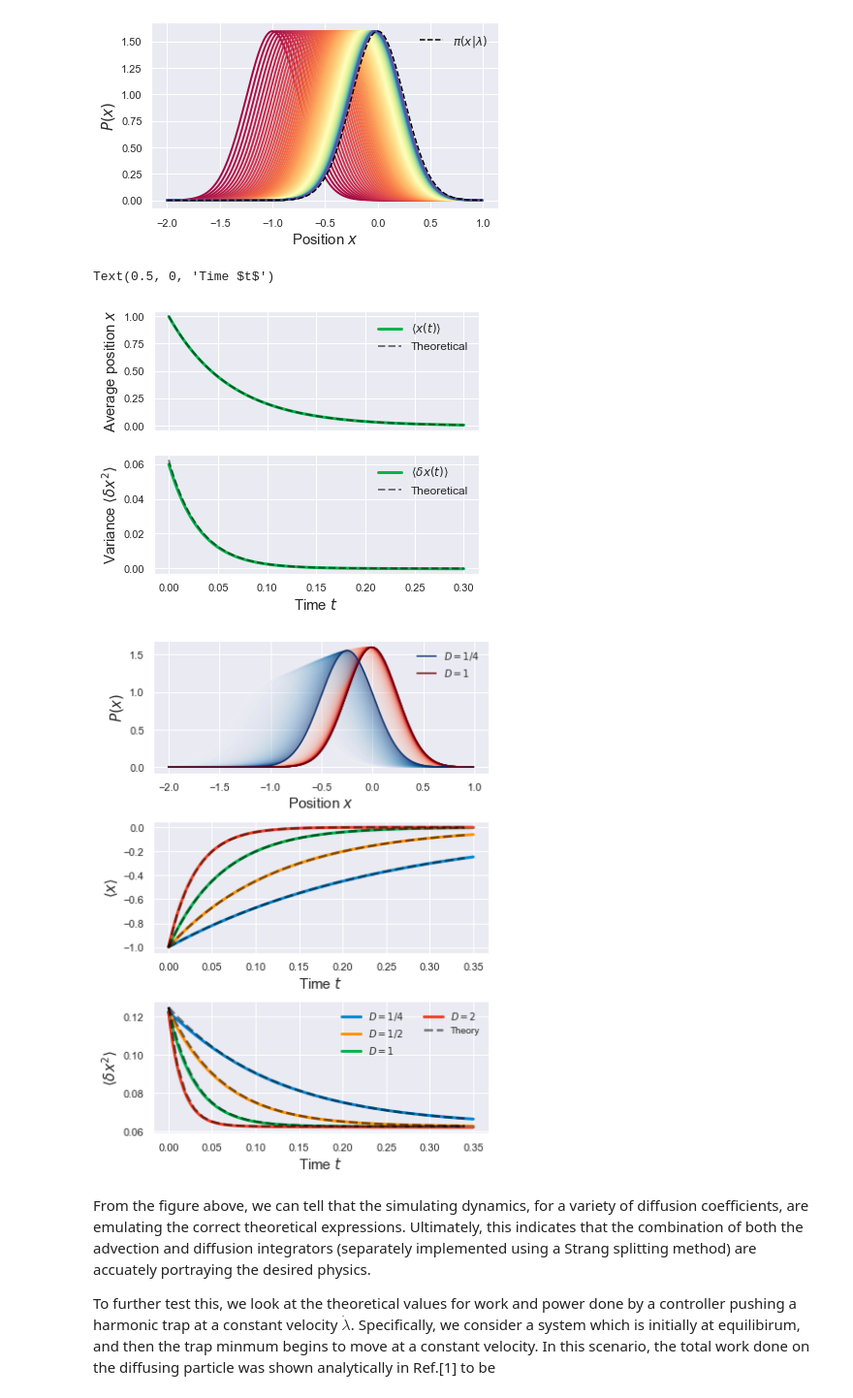
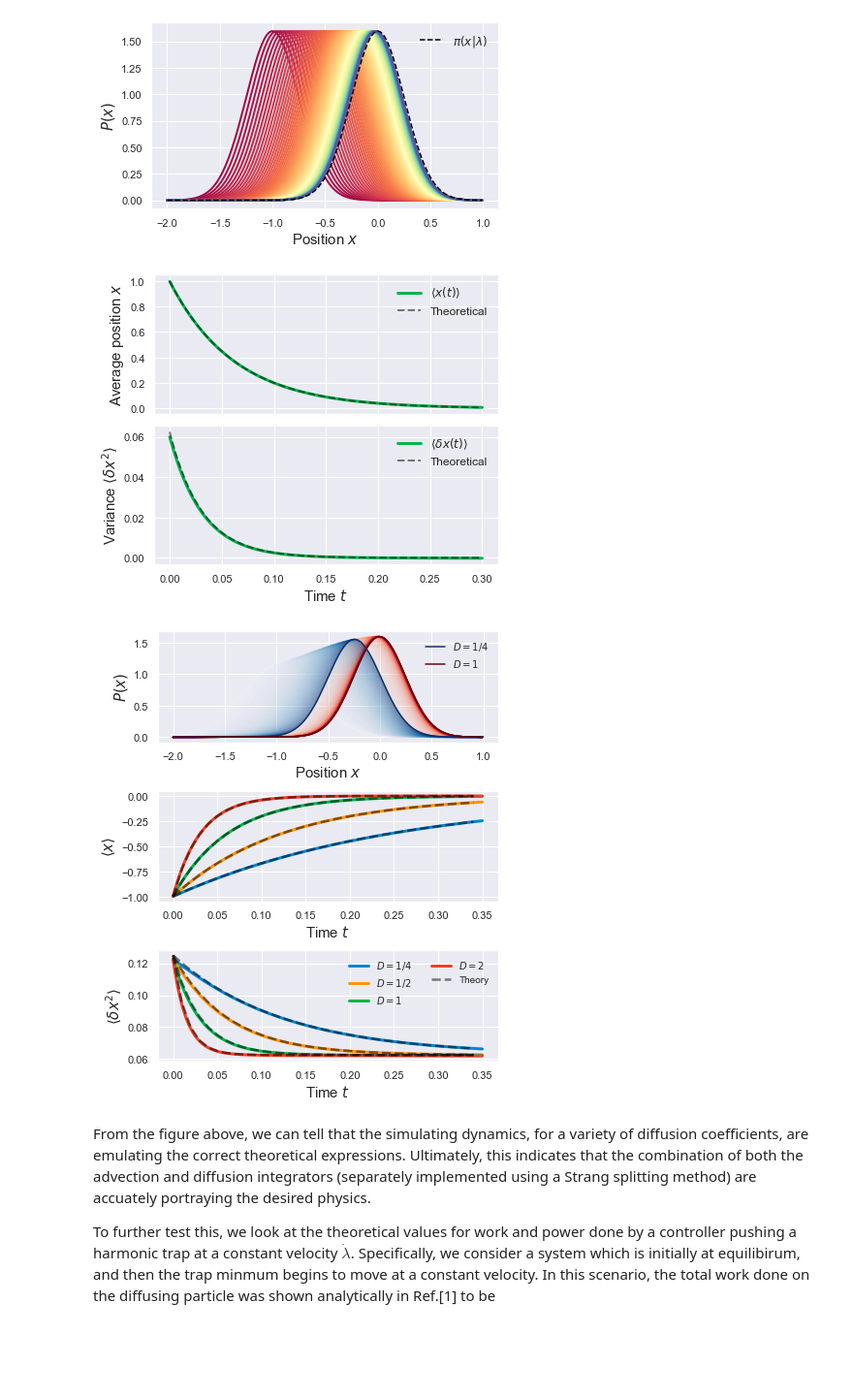
Before and after one commit to StevenJLarge/FokkerPlanck, a Jupyter notebook: notebooks/04-slarge-advection-diffusion.ipynb, the cells around one changed output. Shown at 97% size. Cells and saved outputs as stored; diff of their text form; code cells hidden in the pictures; blank space fills up the shorter version.

```diff
--- a/notebooks/04-slarge-advection-diffusion.ipynb
+++ b/notebooks/04-slarge-advection-diffusion.ipynb
@@ -34,12 +34,15 @@ In this notebook, we will show how the combined advection and diffusion logic co
 - [2] Y. Jun, M. Gavrilov, J. Bechhoefer, "High-Precision Test of Landauer's Principle in a Feedback Trap", *Phys. Rev. Lett.*, **2014**
 # %%
 import os
+from pathlib import Path
 import numpy as np
 import matplotlib.pyplot as plt
 import seaborn as sns
 from typing import Iterable, Optional
 from pathlib import Path
 sns.set(style="darkgrid", palette="hls")
+proj_dir = Path().resolve().parents[0]
+plot_dir = proj_dir / "figures" / "reports"
 
 from FPE.Integrator import FPE_Integrator_1D
 import FPE.forceFunctions as ff
@@ -155,9 +154,12 @@ ax[1].legend(fontsize=12, frameon=False)
 ax[0].set_ylabel(r"Average position $x$", fontsize=15)
 ax[1].set_ylabel(r"Variance $\langle\delta x^2\rangle$", fontsize=15)
 ax[1].set_xlabel(r"Time $t$", fontsize=15)
+
+plt.tight_layout()
+plt.savefig(plot_dir / "dynamics_sample.pdf", format="pdf")
+plt.show()
 # %% [output]
-Text(0.5, 0, 'Time $t$')
-[figure, old version]
+[figure, new version]
 # %%
 # So, from this we can see that the theoretical behavivour is paralleled by the cauclations
 # to be sure we can run a set of these simulations for different values of 'D' to be sure
@@ -218,7 +220,7 @@ res_1 = run_simulation(1)
 res_2 = run_simulation(2)
 # %%
 # Now lets plot them...
-fig, ax = plt.subplots(3, 1, figsize=(6, 8))
+fig, ax = plt.subplots(3, 1, figsize=(6, 7))
 
 Pal_1 = sns.color_palette("Blues", len(res_025.result["prob"]))
 Pal_2 = sns.color_palette("Reds", len(res_1.result["prob"]))
@@ -237,34 +239,36 @@ ax[1].plot(res_2.result["time"], res_2.result["mean"], linewidth=3.0, color=sns.
 
 ax[2].plot(res_025.result["time"], res_025.result["variance"], linewidth=3.0, color=sns.xkcd_rgb["cerulean"], label=r"$D=1/4$")
 ax[2].plot(res_05.result["time"], res_05.result["variance"], linewidth=3.0, color=sns.xkcd_rgb["tangerine"], label=r"$D=1/2$")
 ax[2].plot(res_1.result["time"], res_1.result["variance"], linewidth=3.0, color=sns.xkcd_rgb["shamrock"], label=r"$D=1$")
 ax[2].plot(res_2.result["time"], res_2.result["variance"], linewidth=3.0, color=sns.xkcd_rgb["tomato"], label=r"$D=2$")
 
 time_theory = np.arange(0, 0.35, 0.01)
 ax[1].plot(time_theory, -np.exp(-np.array(time_theory) * k_trap * 0.25), 'k--', linewidth=2.5, alpha=0.5)
 ax[1].plot(time_theory, -np.exp(-np.array(time_theory) * k_trap * 0.5), 'k--', linewidth=2.5, alpha=0.5)
 ax[1].plot(time_theory, -np.exp(-np.array(time_theory) * k_trap * 1), 'k--', linewidth=2.5, alpha=0.5)
 ax[1].plot(time_theory, -np.exp(-np.array(time_theory) * k_trap * 2), 'k--', linewidth=2.5, alpha=0.5)
 
 ax[2].plot(time_theory, init_var + init_var * np.exp(-np.array(time_theory) * k_trap * 2 * 0.25), 'k--', linewidth=2.5, alpha=0.5)
 ax[2].plot(time_theory, init_var + init_var * np.exp(-np.array(time_theory) * k_trap * 2 * 0.5), 'k--', linewidth=2.5, alpha=0.5)
 ax[2].plot(time_theory, init_var + init_var * np.exp(-np.array(time_theory) * k_trap * 2 * 1), 'k--', linewidth=2.5, alpha=0.5)
 ax[2].plot(time_theory, init_var + init_var * np.exp(-np.array(time_theory) * k_trap * 2 * 2), 'k--', linewidth=2.5, alpha=0.5, label="Theory")
 
 ax[0].set_ylabel(r"$P(x)$", fontsize=15)
 ax[1].set_ylabel(r"$\langle x\rangle$", fontsize=15)
 ax[2].set_ylabel(r"$\langle\delta x^2\rangle$", fontsize=15)
 
 ax[0].set_xlabel(r"Position $x$", fontsize=15)
 ax[1].set_xlabel(r"Time $t$", fontsize=15)
 ax[2].set_xlabel(r"Time $t$", fontsize=15)
 
 ax[0].legend(fontsize=10, frameon=False)
 ax[2].legend(fontsize=10, frameon=False, ncol=2)
 
 plt.tight_layout()
+plt.savefig(plot_dir / "harmonic_relaxation_compare.pdf", format='pdf')
+plt.show()
 # %% [output]
-[figure, old version]
+[figure, new version]
 # %% [markdown]
 From the figure above, we can tell that the simulating dynamics, for a variety of diffusion coefficients, are emulating the correct theoretical expressions. Ultimately, this indicates that the combination of both the advection and diffusion integrators (separately implemented using a Strang splitting method) are accuately portraying the desired physics.
 
```
Also changed, not shown: parts of 11 cells of this notebook, 5 other files.
